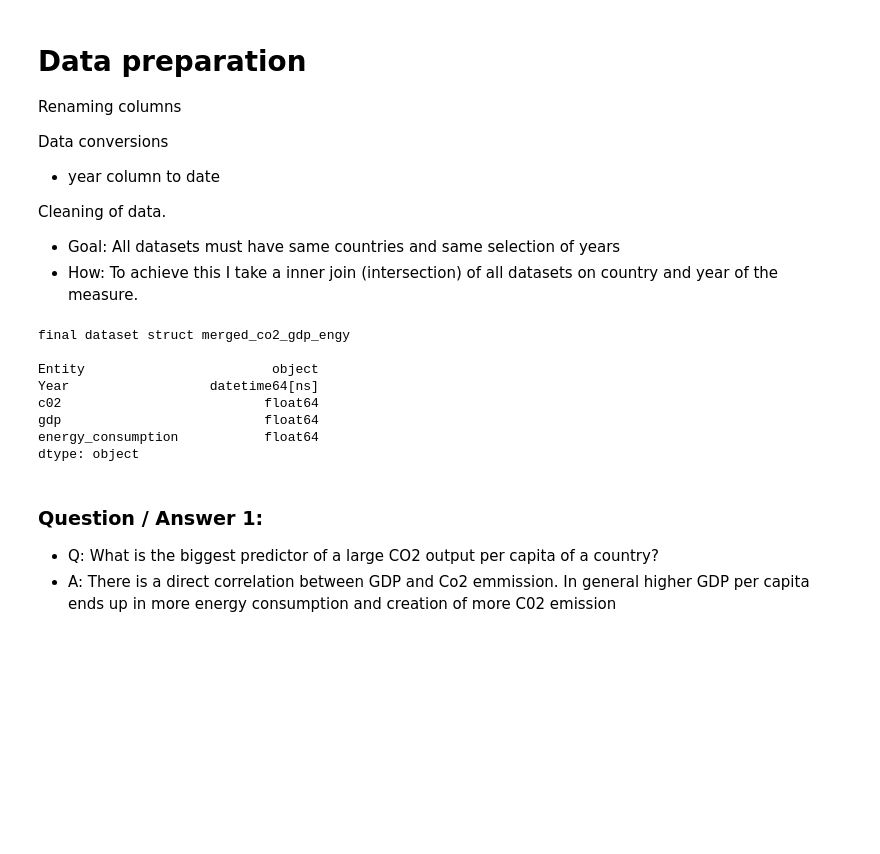
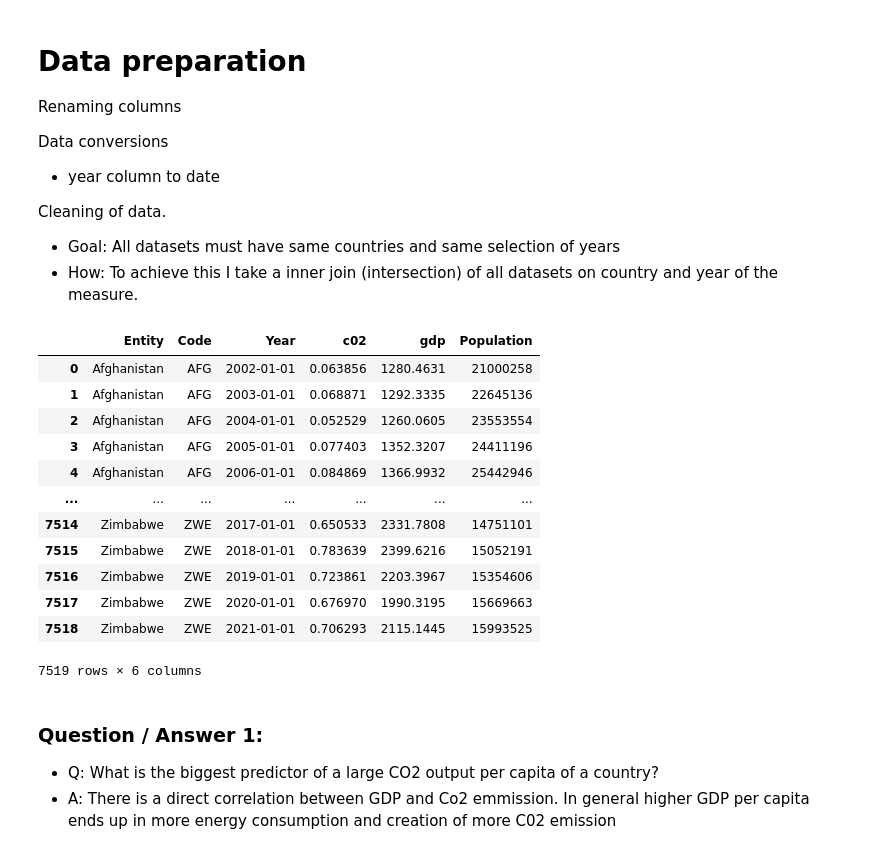
Before and after one commit to ayuksekdag/winacademy_python_dna, a Jupyter notebook: final_assignment/final_co2Project.ipynb, the cells around one changed output. Cells and saved outputs as stored; diff of their text form; code cells hidden in the pictures; blank space fills up the shorter version.

```diff
--- a/final_assignment/final_co2Project.ipynb
+++ b/final_assignment/final_co2Project.ipynb
@@ -77,30 +91,38 @@ gdp_cap['Year'] = pd.to_datetime(gdp_cap['Year'], format='%Y')
 # %%
 # INTERSECTION INNER JOIN TO CREATE
 # 1 DATASET BASED ON COUNTRY AND YEAR.
 
 
 merged_co2_gdp = (
     pd.merge(co2_cap,gdp_cap, how="inner", on=['Year','Code'], suffixes=('', '_y'))
     .drop(['Entity_y','Continent'], axis=1)
 )
 
-# print(merge_co2_gdp.dtypes, '\n')
+# # print(merge_co2_gdp.dtypes, '\n')
 
-merged_co2_gdp_engy = (
-    pd.merge(merged_co2_gdp ,engy_cap, how="inner", on=['Year','Code'], suffixes=('', '_y'))
-    .drop(['Entity_y','Code'], axis=1)
+merged_co2_gdp_pop = (
+    pd.merge(merged_co2_gdp ,pop, how="inner", on=['Year','Entity'], suffixes=('', '_y'))
+    # .drop(['Code'], axis=1)
 )
 
-print(f'final dataset struct merged_co2_gdp_engy \n\n{merged_co2_gdp_engy.dtypes}')
+# print(f'final dataset struct merged_co2_gdp_engy \n\n{merged_co2_gdp_engy.dtypes}')
+
+
+merged_co2_gdp_pop
 # %% [output]
+|  | Entity | Code | Year | c02 | gdp | Population |
+| 0 | Afghanistan | AFG | 2002-01-01 | 0.063856 | 1280.4631 | 21000258 |
+| 1 | Afghanistan | AFG | 2003-01-01 | 0.068871 | 1292.3335 | 22645136 |
+| 2 | Afghanistan | AFG | 2004-01-01 | 0.052529 | 1260.0605 | 23553554 |
+| 3 | Afghanistan | AFG | 2005-01-01 | 0.077403 | 1352.3207 | 24411196 |
+| 4 | Afghanistan | AFG | 2006-01-01 | 0.084869 | 1366.9932 | 25442946 |
+| ... | ... | ... | ... | ... | ... | ... |
+| 7514 | Zimbabwe | ZWE | 2017-01-01 | 0.650533 | 2331.7808 | 14751101 |
+| 7515 | Zimbabwe | ZWE | 2018-01-01 | 0.783639 | 2399.6216 | 15052191 |
+| 7516 | Zimbabwe | ZWE | 2019-01-01 | 0.723861 | 2203.3967 | 15354606 |
+| 7517 | Zimbabwe | ZWE | 2020-01-01 | 0.676970 | 1990.3195 | 15669663 |
+| 7518 | Zimbabwe | ZWE | 2021-01-01 | 0.706293 | 2115.1445 | 15993525 |
-final dataset struct merged_co2_gdp_engy
-
-Entity                        object
-Year                  datetime64[ns]
-c02                          float64
-gdp                          float64
-energy_consumption           float64
-dtype: object
+7519 rows × 6 columns
 # %% [markdown]
 ### Question / Answer 1:
 - Q: What is the biggest predictor of a large CO2 output per capita of a country?
```
Also changed, not shown: parts of 6 cells of this notebook.
